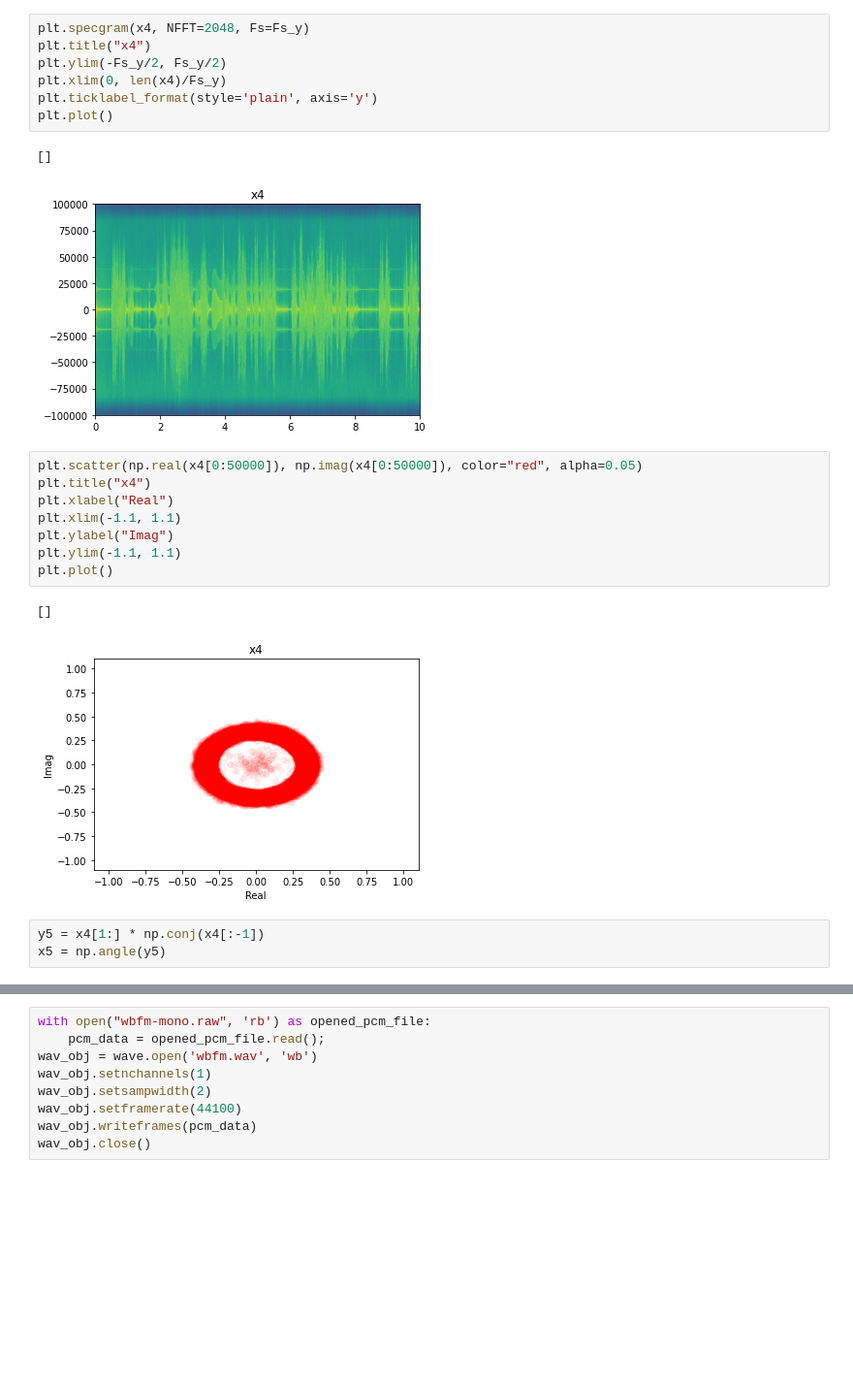
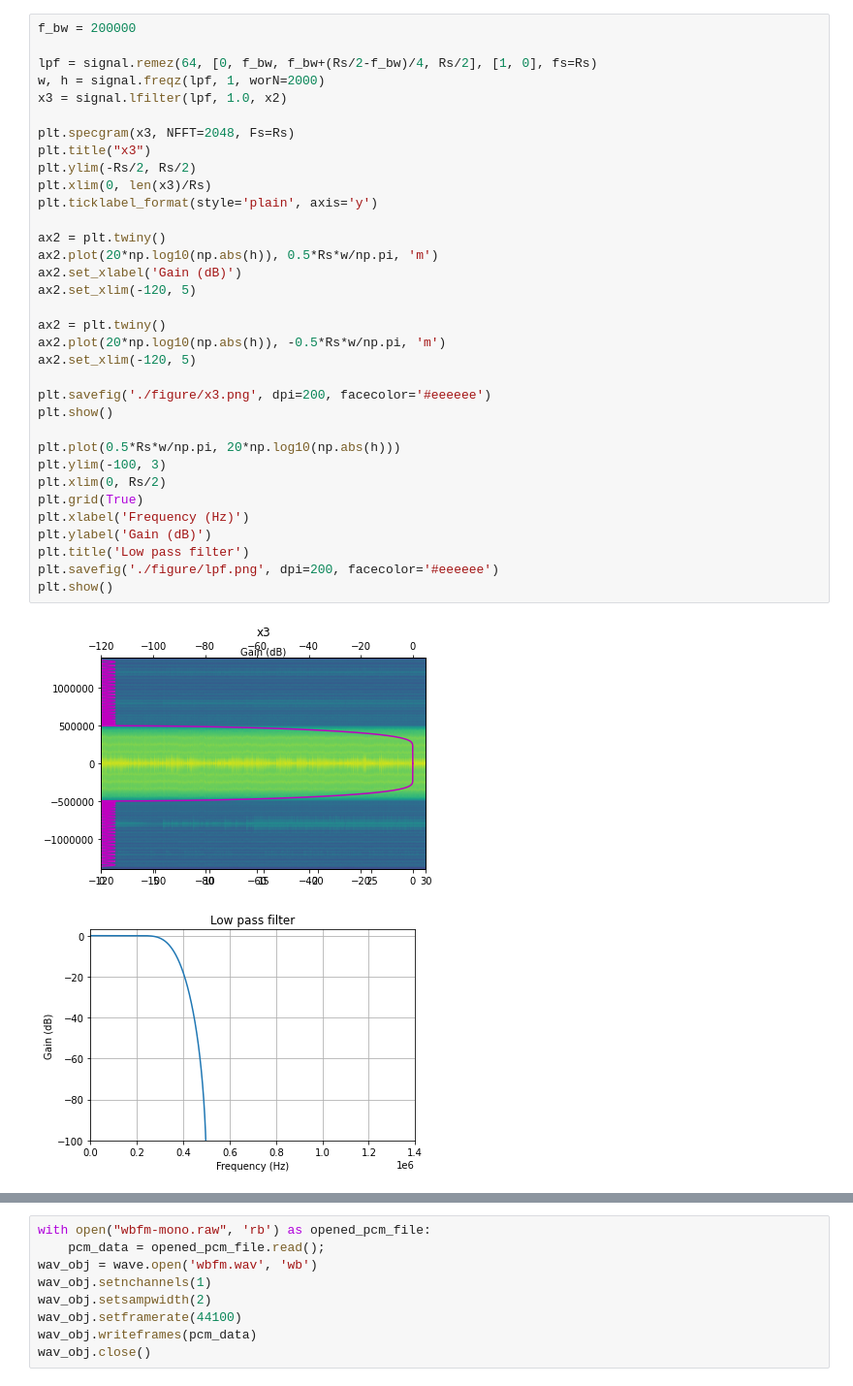
Before and after one commit to lani009/FM-demodulation, a Jupyter notebook: FM radio demodulator.ipynb, the cells around one changed output, grey strips where cells are left out. Shown at 97% size. Drawn from its saved outputs; the diff is of its cells as text; blank space fills up the shorter version.

```diff
--- a/FM radio demodulator.ipynb
+++ b/FM radio demodulator.ipynb
@@ -73,24 +56,37 @@ Fs_y = Rs/dec_rate
-# %%
-plt.specgram(x4, NFFT=2048, Fs=Fs_y)
-plt.title("x4")
-plt.ylim(-Fs_y/2, Fs_y/2)
-plt.xlim(0, len(x4)/Fs_y)
-plt.ticklabel_format(style='plain', axis='y')
-plt.plot()
-# %% [output]
-[]
-[figure, removed]
-# %%
-plt.scatter(np.real(x4[0:50000]), np.imag(x4[0:50000]), color="red", alpha=0.05)
-plt.title("x4")
-plt.xlabel("Real")
-plt.xlim(-1.1, 1.1)
-plt.ylabel("Imag")
-plt.ylim(-1.1, 1.1)
-plt.plot()
-# %% [output]
-[]
-[figure, removed]
-# %%
-y5 = x4[1:] * np.conj(x4[:-1])
-x5 = np.angle(y5)
+# %%
+f_bw = 200000
+
+lpf = signal.remez(64, [0, f_bw, f_bw+(Rs/2-f_bw)/4, Rs/2], [1, 0], fs=Rs)
+w, h = signal.freqz(lpf, 1, worN=2000)
+x3 = signal.lfilter(lpf, 1.0, x2)
+
+plt.specgram(x3, NFFT=2048, Fs=Rs)
+plt.title("x3")
+plt.ylim(-Rs/2, Rs/2)
+plt.xlim(0, len(x3)/Rs)
+plt.ticklabel_format(style='plain', axis='y')
+
+ax2 = plt.twiny()
+ax2.plot(20*np.log10(np.abs(h)), 0.5*Rs*w/np.pi, 'm')
+ax2.set_xlabel('Gain (dB)')
+ax2.set_xlim(-120, 5)
+
+ax2 = plt.twiny()
+ax2.plot(20*np.log10(np.abs(h)), -0.5*Rs*w/np.pi, 'm')
+ax2.set_xlim(-120, 5)
+
+plt.savefig('./figure/x3.png', dpi=200, facecolor='#eeeeee')
+plt.show()
+
+plt.plot(0.5*Rs*w/np.pi, 20*np.log10(np.abs(h)))
+plt.ylim(-100, 3)
+plt.xlim(0, Rs/2)
+plt.grid(True)
+plt.xlabel('Frequency (Hz)')
+plt.ylabel('Gain (dB)')
+plt.title('Low pass filter')
+plt.savefig('./figure/lpf.png', dpi=200, facecolor='#eeeeee')
+plt.show()
+# %% [output]
+[figure, added]
+[figure, added]
```
Also changed, not shown: parts of 10 cells of this notebook, 9 other files.
